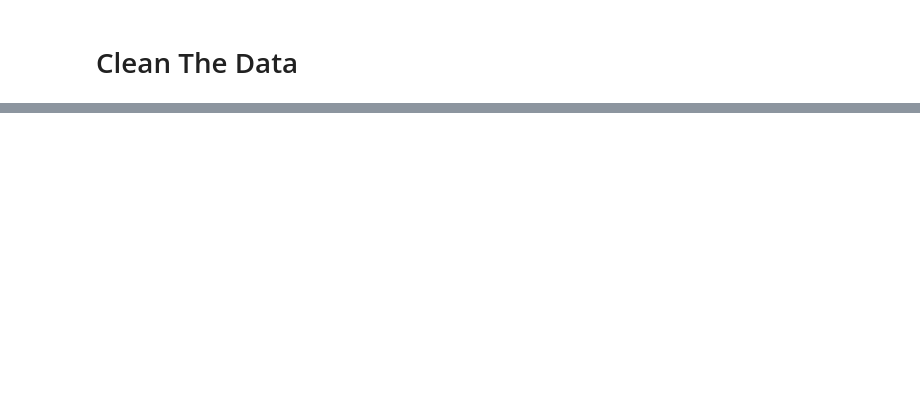
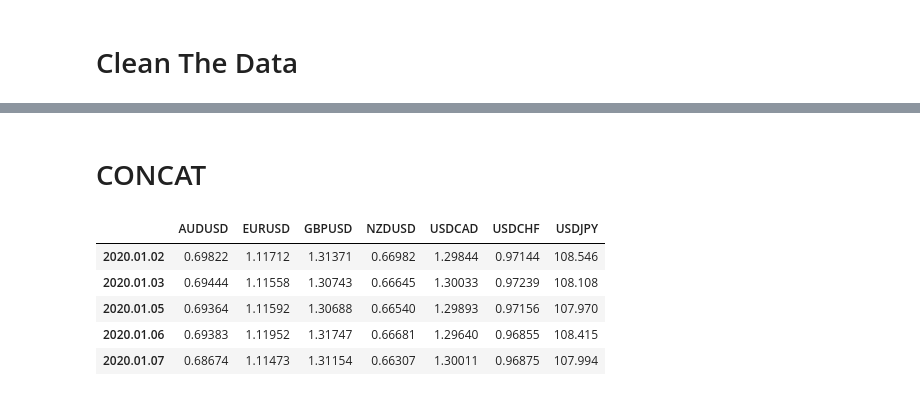
Before and after one commit to OrlandoFuller/Project_1, a Jupyter notebook: major_currency_pairs.ipynb, the cells around one changed output, grey strips where cells are left out. Drawn from its saved outputs; the diff is of its cells as text; code cells hidden in the pictures; blank space fills up the shorter version.

```diff
--- a/major_currency_pairs.ipynb
+++ b/major_currency_pairs.ipynb
@@ -513,0 +17,17 @@ USDJPY_CV_plot * USDJPY_day7_avg_plot
+# %%
+# read AUDUSD csvs
+AUDUSD = pd.read_csv('data/AUDUSD1440.csv', index_col="date")
+# read EURUSD csvs
+EURUSD = pd.read_csv('data/EURUSD1440.csv', index_col="date")
+# read GBPUSD csvs
+GBPUSD = pd.read_csv('data/GBPUSD1440.csv', index_col="date")
+# read NZDUSD csvs
+NZDUSD = pd.read_csv('data/NZDUSD1440.csv', index_col="date")
+# read USDCAD csvs
+USDCAD = pd.read_csv('data/USDCAD1440.csv', index_col="date")
+# read USDCHF csvs
+USDCHF = pd.read_csv('data/USDCHF1440.csv', index_col="date")
+# read USDJPY csvs
+USDJPY = pd.read_csv('data/USDJPY1440.csv', index_col="date")
+# %% [markdown]
+# CONCAT
@@ -513,0 +55,10 @@ USDJPY_CV_plot * USDJPY_day7_avg_plot
+# %%
+major7 = pd.concat([AUDUSD_close,EURUSD_close,GBPUSD_close,NZDUSD_close,USDCAD_close,USDCHF_close,USDJPY_close], axis=1).dropna()
+major7.head()
+# %% [output]
+|  | AUDUSD | EURUSD | GBPUSD | NZDUSD | USDCAD | USDCHF | USDJPY |
+| 2020.01.02 | 0.69822 | 1.11712 | 1.31371 | 0.66982 | 1.29844 | 0.97144 | 108.546 |
+| 2020.01.03 | 0.69444 | 1.11558 | 1.30743 | 0.66645 | 1.30033 | 0.97239 | 108.108 |
+| 2020.01.05 | 0.69364 | 1.11592 | 1.30688 | 0.66540 | 1.29893 | 0.97156 | 107.970 |
+| 2020.01.06 | 0.69383 | 1.11952 | 1.31747 | 0.66681 | 1.29640 | 0.96855 | 108.415 |
+| 2020.01.07 | 0.68674 | 1.11473 | 1.31154 | 0.66307 | 1.30011 | 0.96875 | 107.994 |
```
Also changed, not shown: parts of 70 cells of this notebook.
